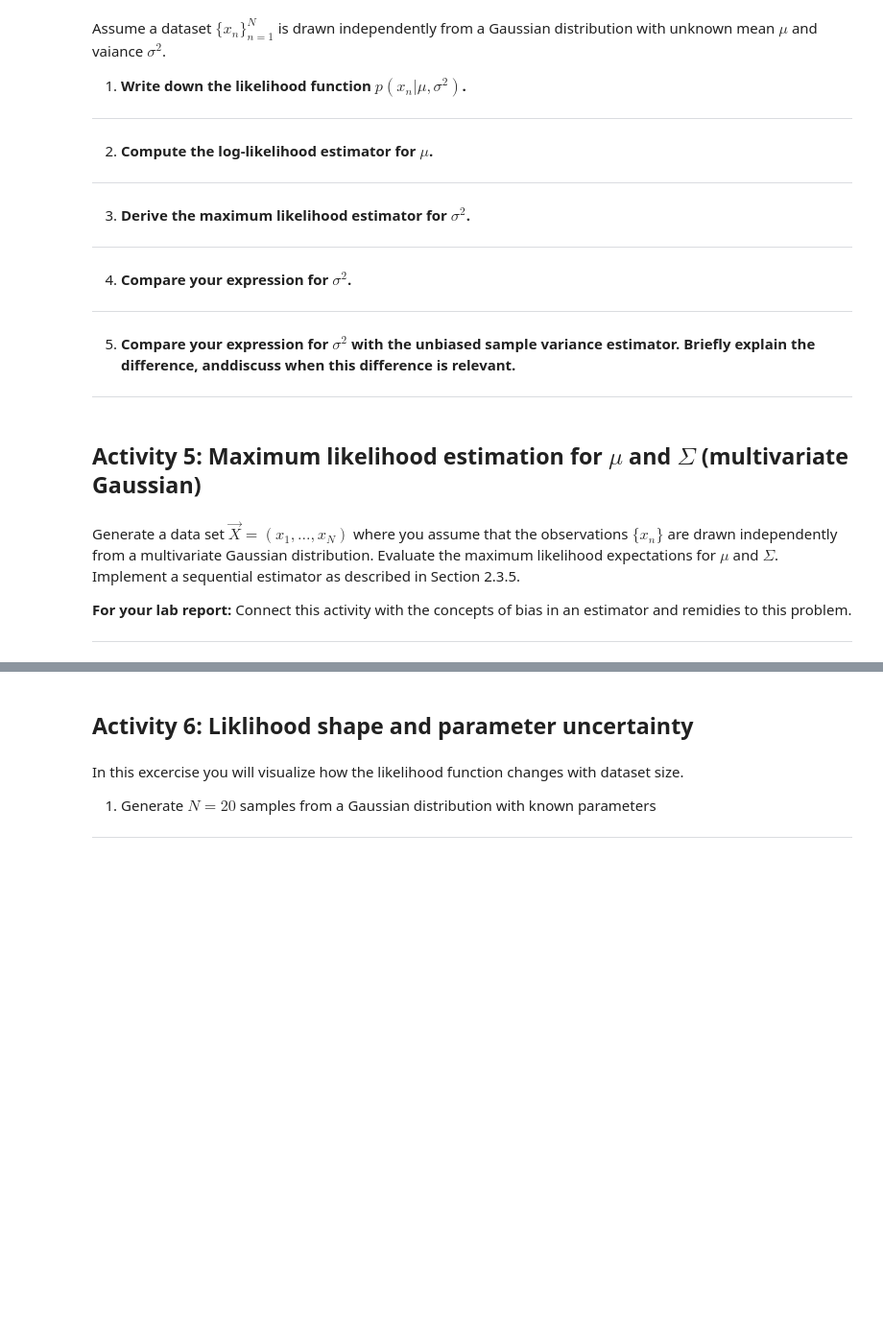
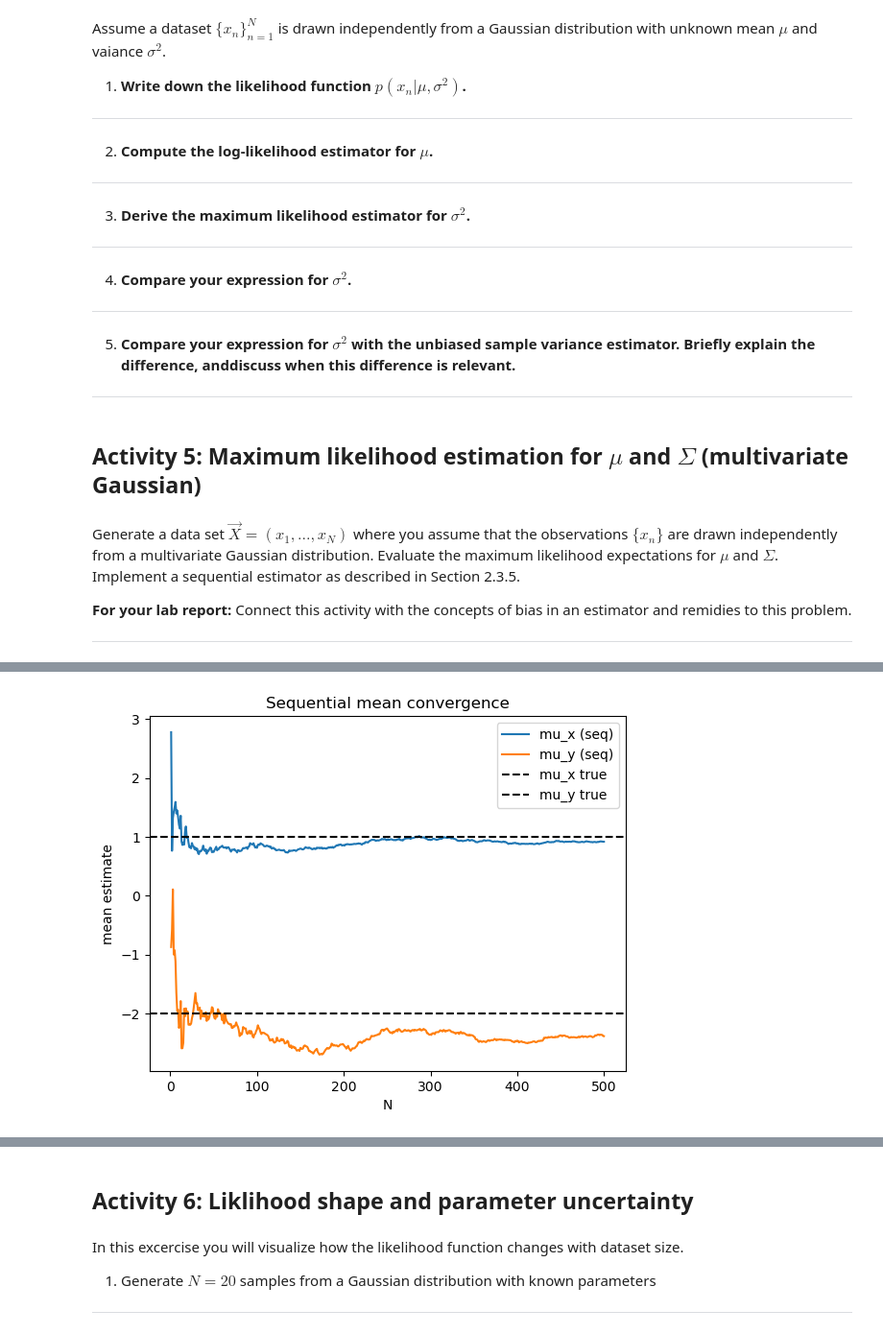
Before and after one commit to breckmeagher/statistics-and-data-analysis, a Jupyter notebook: work-in-progress/homework2_running.ipynb, the cells around one changed output, grey strips where cells are left out. Shown at 96% size. Saved outputs shown, nothing was run; the diff lists cells and outputs as text; code cells hidden in the pictures; blank space fills up the shorter version.

```diff
--- a/work-in-progress/homework2_running.ipynb
+++ b/work-in-progress/homework2_running.ipynb
@@ -175,3 +262,102 @@ Generate a data set $\vec{X}=(x_1,...,x_N)$ where you assume that the observatio
 **For your lab report:** Connect this activity with the concepts of bias in an estimator and remidies to this problem.
 
 ---
+# %%
+import numpy as np
+import matplotlib.pyplot as plt
+
+def sample_gaussian(N, mu, Sigma, seed=0):
+    """Draw N samples from a Gaussian distribution with mean mu and covariance Sigma."""
+    rng = np.random.default_rng(seed)
+    return rng.multivariate_normal(mean=mu, cov=Sigma, size=N)
+
+def mle_batch(X):
+    """Compute the MLE estimates of mean and covariance for a batch of samples."""
+    mu = X.mean(axis=0)
+    Xc = X - mu
+    Sigma = (Xc.T @ Xc) / X.shape[0]
+    return mu, Sigma
+
+def mle_sequential(X):
+    """Compute the MLE estimates of mean and covariance sequentially.
+    Output the history of estimates for mean, ML covariance, and unbiased covariance."""
+    N, D = X.shape
+    mu_hist = np.zeros((N, D))
+    Sigma_ml_hist = np.zeros((N, D, D))
+    Sigma_unb_hist = np.zeros((N, D, D))
+
+    mu = np.zeros(D)
+    S = np.zeros((D, D))
+
+    for n in range(1, N + 1):
+        x = X[n - 1]
+
+        delta = x - mu
+        mu = mu + delta / n
+        delta2 = x - mu
+
+        S = S + np.outer(delta, delta2)
+
+        mu_hist[n - 1] = mu
+        Sigma_ml_hist[n - 1] = S / n
+        Sigma_unb_hist[n - 1] = S / (n - 1)
+
+    return mu_hist, Sigma_ml_hist, Sigma_unb_hist
+
+def demo():
+    "Demo the batch and sequential MLE for a 2D Gaussian with mean and covariance drawn from Activity 3."
+    mu_true = np.array([1.0, -2.0])
+    Sigma_true = np.array([[4.0, 2.0],
+                           [2.0, 16.0]])
+
+    N = 500
+    X = sample_gaussian(N, mu_true, Sigma_true, seed=1)
+
+    # ---- batch MLE ----
+    mu_b, Sigma_b = mle_batch(X)
+
+    # ---- sequential ----
+    mu_hist, Sigma_ml_hist, Sigma_unb_hist = mle_sequential(X)
+    mu_seq = mu_hist[-1]
+    Sigma_seq = Sigma_ml_hist[-1]
+
+    print("True mu:", mu_true)
+    print("Batch mu_ML:", mu_b)
+    print("Seq   mu_ML:", mu_seq)
+    print()
+    print("True Sigma:\n", Sigma_true)
+    print("Batch Sigma_ML:\n", Sigma_b)
+    print("Seq   Sigma_ML:\n", Sigma_seq)
+
+    # ---- show bias for covariance ----
+    Sigma_ml_final = Sigma_ml_hist[-1]
+    Sigma_unb_final = Sigma_unb_hist[-1]
+    print("\nFinal Sigma_ML (1/N):\n", Sigma_ml_final)
+    print("Final Sigma_unbiased (1/(N-1)):\n", Sigma_unb_final)
+
+    # ---- convergence plot ----
+    ns = np.arange(1, N + 1)
+
+    plt.figure()
+    plt.plot(ns, mu_hist[:, 0], label="mu_x (seq)")
+    plt.plot(ns, mu_hist[:, 1], label="mu_y (seq)")
+    plt.axhline(mu_true[0], linestyle="--", color='black', label="mu_x true")
+    plt.axhline(mu_true[1], linestyle="--", color='black', label="mu_y true")
+    plt.xlabel("N")
+    plt.ylabel("mean estimate")
+    plt.title("Sequential mean convergence")
+    plt.legend()
+    plt.show()
+
+    plt.figure()
+    plt.plot(ns, Sigma_ml_hist[:, 0, 1], label="Sigma_xy ML (seq)")
+    plt.plot(ns, Sigma_unb_hist[:, 0, 1], label="Sigma_xy unbiased (seq)")
+    plt.axhline(Sigma_true[0, 1], linestyle="--", color='black', label="Sigma_xy true")
+    plt.xlabel("N")
+    plt.ylabel("covariance estimate")
+    plt.title("Sequential covariance convergence")
+    plt.legend()
+    plt.show()
+
+demo()
+# %% [output]
@@ -177,0 +384 @@ Generate a data set $\vec{X}=(x_1,...,x_N)$ where you assume that the observatio
+[figure, added]
```
Also changed, not shown: parts of 18 cells of this notebook.
